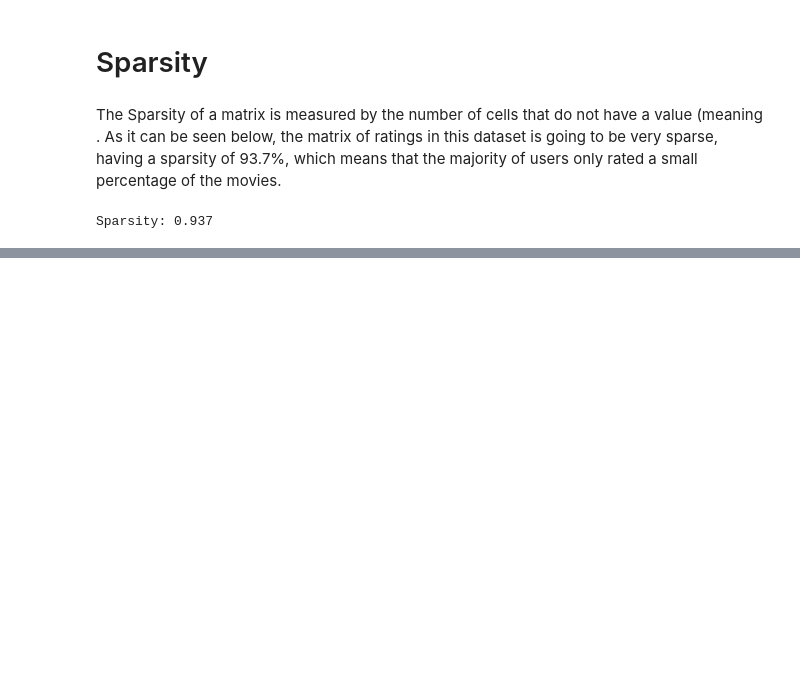
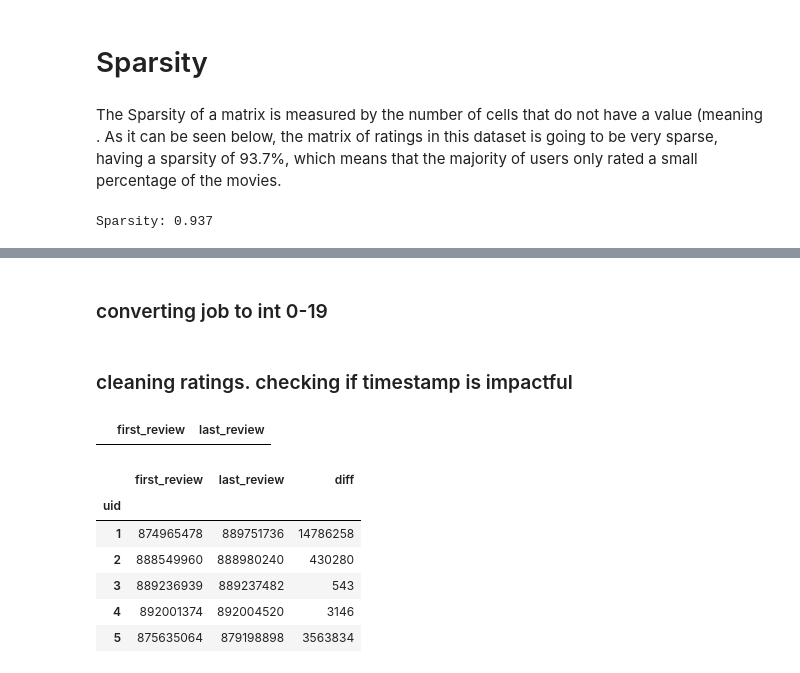
Before and after one commit to PFig420/ED_Movie_Recommender_Similarity, a Jupyter notebook: RecomendationSystem.ipynb, the cells around one changed output, grey strips where cells are left out. Drawn from its saved outputs; the diff is of its cells as text; code cells hidden in the pictures; blank space fills up the shorter version.

```diff
--- a/RecomendationSystem.ipynb
+++ b/RecomendationSystem.ipynb
@@ -41,7 +48,7 @@ print(movies_data.head())
 # Load Ratings Data
 # %%
 # Ratings
-r_cols = ['user_id', 'movie_id', 'rating', 'timestamp']
+r_cols = ['uid', 'movieid', 'rating', 'timestamp']
 
 ratings = pd.read_csv("ml-100k/u.data", sep="\t", names=r_cols, encoding='latin-1')
 
@@ -64,0 +111,2 @@ Sparsity: 0.937
+# %% [markdown]
+### converting job to int 0-19
@@ -64,0 +118,22 @@ Sparsity: 0.937
+# %% [markdown]
+### cleaning ratings. checking if timestamp is impactful
+# %%
+timestamp_analysis=pd.DataFrame(columns = ['first_review', 'last_review'])
+timestamp_analysis
+# %% [output]
+|  | first_review | last_review |
+# %%
+timestamp_analysis.first_review=ratings.groupby(['uid']).timestamp.min()
+timestamp_analysis.last_review=ratings.groupby(['uid']).timestamp.max()
+# %%
+timestamp_analysis = timestamp_analysis.assign(diff=timestamp_analysis['last_review'] - timestamp_analysis['first_review'])
+# %%
+timestamp_analysis.head()
+# %% [output]
+|  | first_review | last_review | diff |
+| uid |  |  |  |
+| 1 | 874965478 | 889751736 | 14786258 |
+| 2 | 888549960 | 888980240 | 430280 |
+| 3 | 889236939 | 889237482 | 543 |
+| 4 | 892001374 | 892004520 | 3146 |
+| 5 | 875635064 | 879198898 | 3563834 |
```
Also changed, not shown: parts of 28 cells of this notebook.
